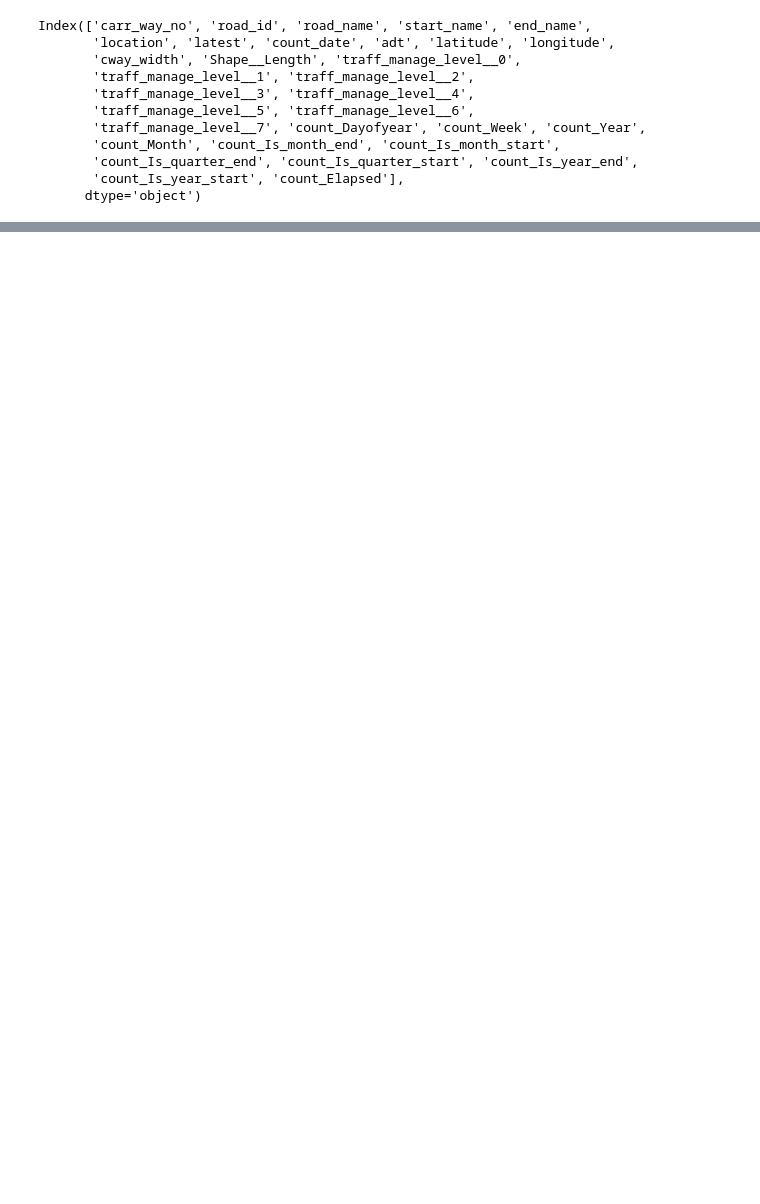
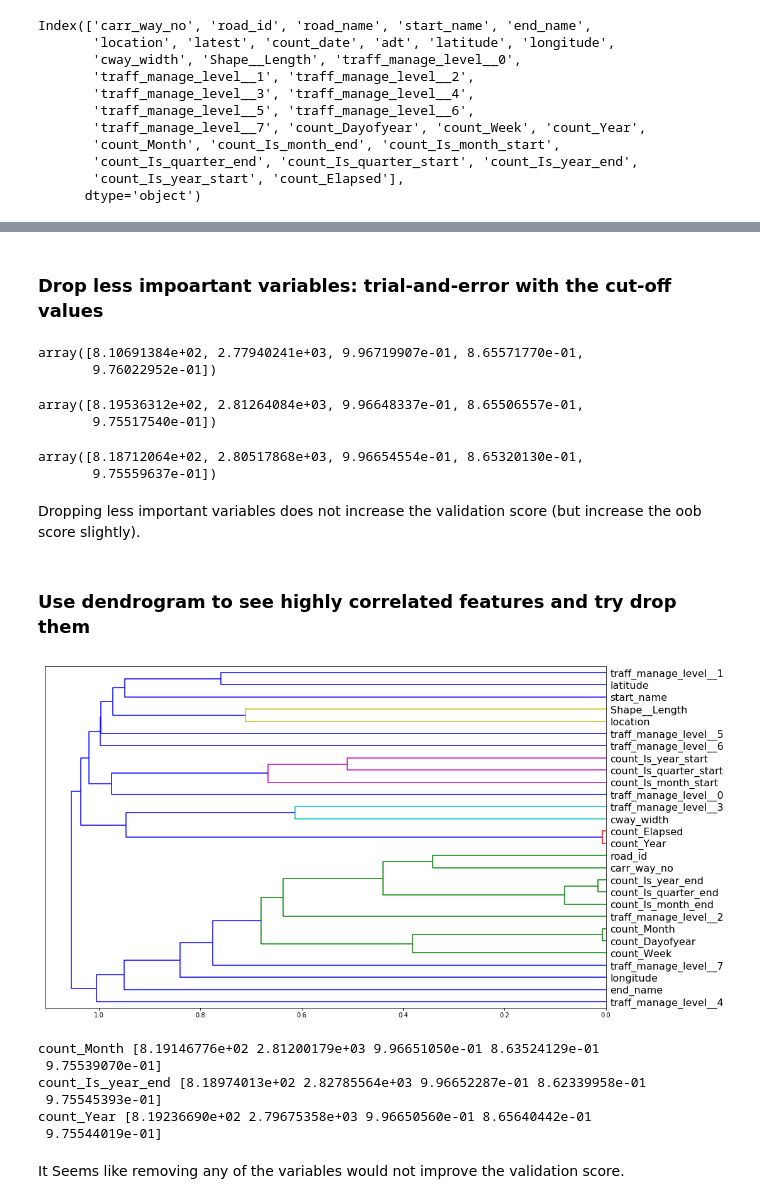
Before and after one commit to klin059/Auckland_traffic_analysis, a Jupyter notebook: 6_predictive_modelling.ipynb, the cells around one changed output, grey strips where cells are left out. Saved outputs shown, nothing was run; the diff lists cells and outputs as text; code cells hidden in the pictures; blank space fills up the shorter version.

```diff
--- a/6_predictive_modelling.ipynb
+++ b/6_predictive_modelling.ipynb
@@ -391,0 +338,55 @@ RandomForestRegressor(bootstrap=True, criterion='mse', max_depth=28,
+# %% [markdown]
+### Drop less impoartant variables: trial-and-error with the cut-off values
+# %%
+to_keep = fi[fi.imp>0.001].cols
+results = back_testing(df, to_keep, ycol, list_of_split_dates, test_months = 2)
+results.mean(axis = 0)
+# %% [output]
+array([8.10691384e+02, 2.77940241e+03, 9.96719907e-01, 8.65571770e-01,
+       9.76022952e-01])
+# %%
+to_keep = fi[fi.imp>0.0001].cols
+results = back_testing(df, to_keep, ycol, list_of_split_dates, test_months = 2)
+results.mean(axis = 0)
+# %% [output]
+array([8.19536312e+02, 2.81264084e+03, 9.96648337e-01, 8.65506557e-01,
+       9.75517540e-01])
+# %%
+# drop the least important variable
+to_keep = fi.cols[:-1]
+results = back_testing(df, to_keep, ycol, list_of_split_dates, test_months = 2)
+results.mean(axis = 0)
+# %% [output]
+array([8.18712064e+02, 2.80517868e+03, 9.96654554e-01, 8.65320130e-01,
+       9.75559637e-01])
+# %% [markdown]
+Dropping less important variables does not increase the validation score (but increase the oob score slightly).
+# %% [markdown]
+###  Use dendrogram to see highly correlated features and try drop them
+# %%
+from scipy.cluster import hierarchy as hc
+corr = np.round(df[xcols].corr('spearman'), 4)
+corr_condensed = hc.distance.squareform(1-corr)
+z = hc.linkage(corr_condensed, method='average')
+fig = plt.figure(figsize=(16,10))
+dendrogram = hc.dendrogram(z, labels=df[xcols].columns,
+      orientation='left', leaf_font_size=16)
+plt.show()
+# %% [output]
+[figure, added]
+# %%
+# select one of the highly correlated variables to drop
+for c in ['count_Month', 'count_Is_year_end', 'count_Year']:
+    to_keep = xcols.copy()
+    to_keep.remove(c)
+    results = back_testing(df, to_keep, ycol, list_of_split_dates, test_months = 2)
+    print(c, results.mean(axis = 0))
+# %% [output]
+count_Month [8.19146776e+02 2.81200179e+03 9.96651050e-01 8.63524129e-01
+ 9.75539070e-01]
+count_Is_year_end [8.18974013e+02 2.82785564e+03 9.96652287e-01 8.62339958e-01
+ 9.75545393e-01]
+count_Year [8.19236690e+02 2.79675358e+03 9.96650560e-01 8.65640442e-01
+ 9.75544019e-01]
+# %% [markdown]
+It Seems like removing any of the variables would not improve the validation score.
```
Also changed, not shown: parts of 44 cells of this notebook, 3 other files.
